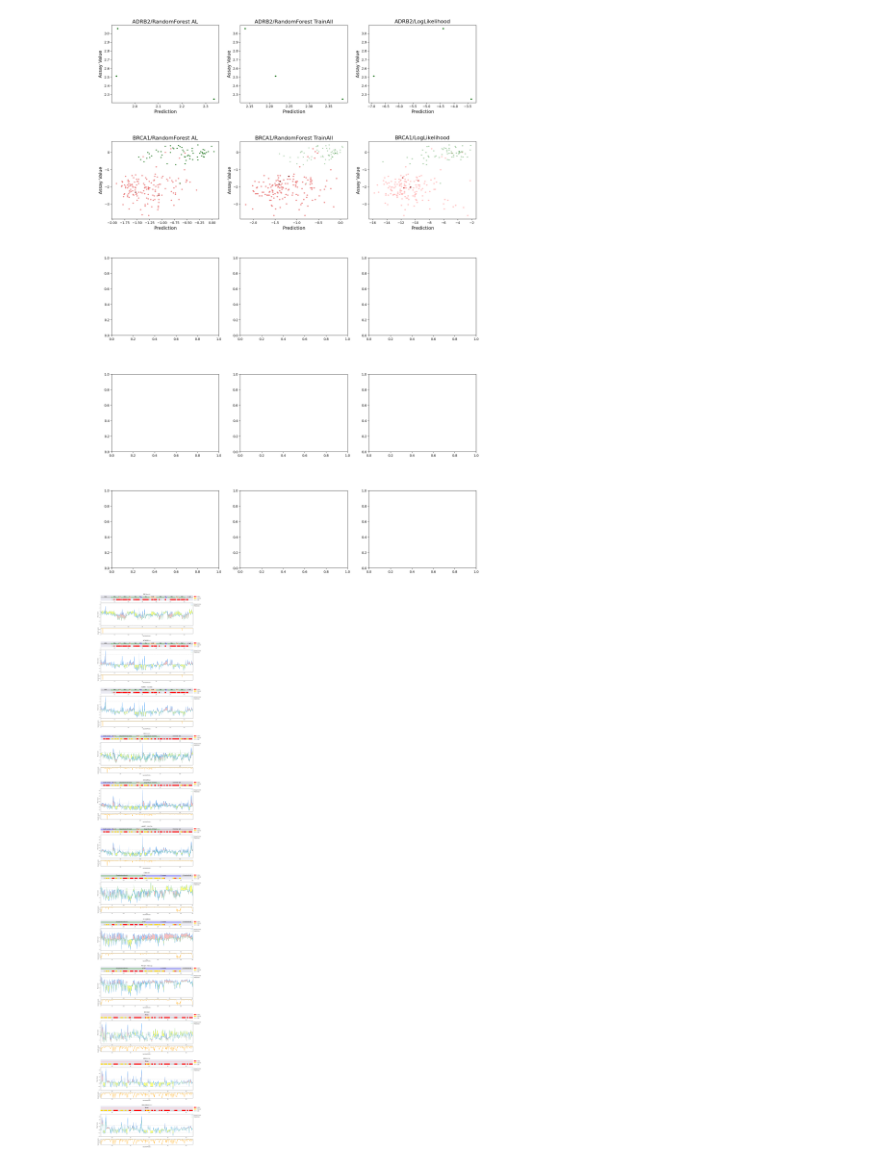
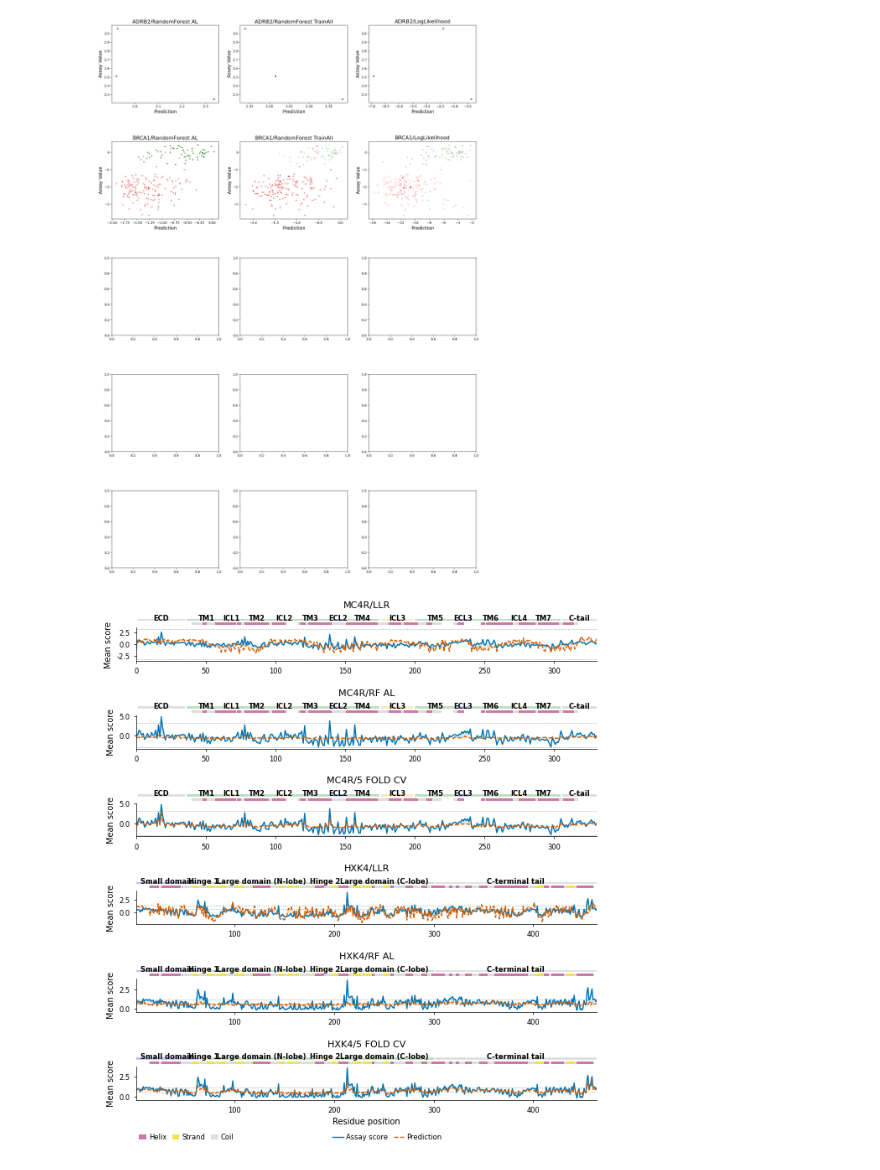
Before and after one commit to claudiofr/msalde, a Jupyter notebook: notebooks/prediction_corelations.ipynb, the cells around one changed output. Saved outputs shown, nothing was run; the diff lists cells and outputs as text; code cells hidden in the pictures.

```diff
--- a/notebooks/prediction_corelations.ipynb
+++ b/notebooks/prediction_corelations.ipynb
@@ -203,19 +203,20 @@ show_performance_correlations("inner", True)
 # %%
 import context  # noqa: F401
 from notebooks.analysis_plotter import (
     show_protein_landscape_plots, show_protein_landscape_2d,
     show_protein_landscape_3d,
 )
 from notebooks.analysis_data import (
     gof_dataset_plot_info,)
 
 datasets_ = ["ADRB2", "PPARG", "HXK4", "MC4R", "SCN5A"]
 datasets_ = ["MC4R", "HXK4", "PTEN", "SRC","ACVRL1"]
 # datasets_ = ["ACVRL1"]
 
 plot_infos = gof_dataset_plot_info
 
+plot_infos = plot_infos[2:]
 show_protein_landscape_plots(show_protein_landscape_2d,
                              plot_infos, "output/data/protein_landscape")
 # %% [output]
-[figure, old version]
+[figure, new version]
```
Also changed, not shown: 38 other files.
